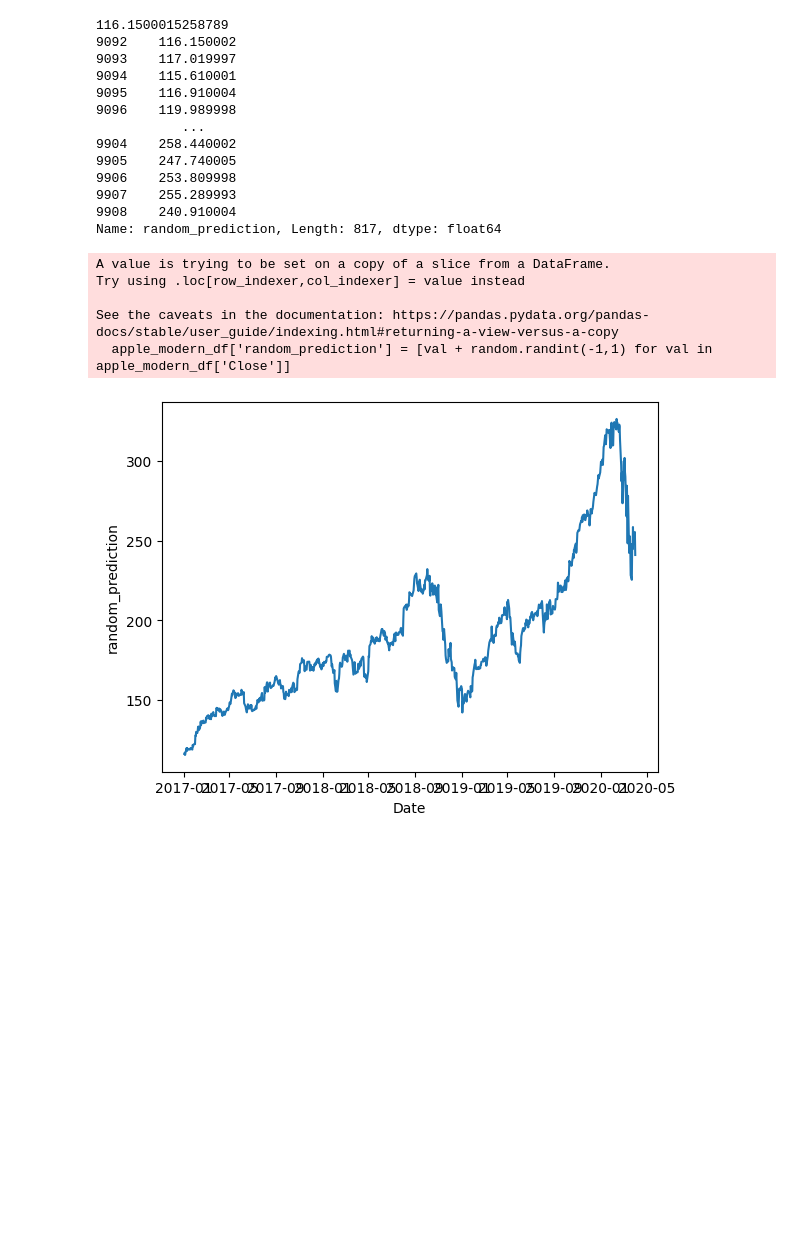
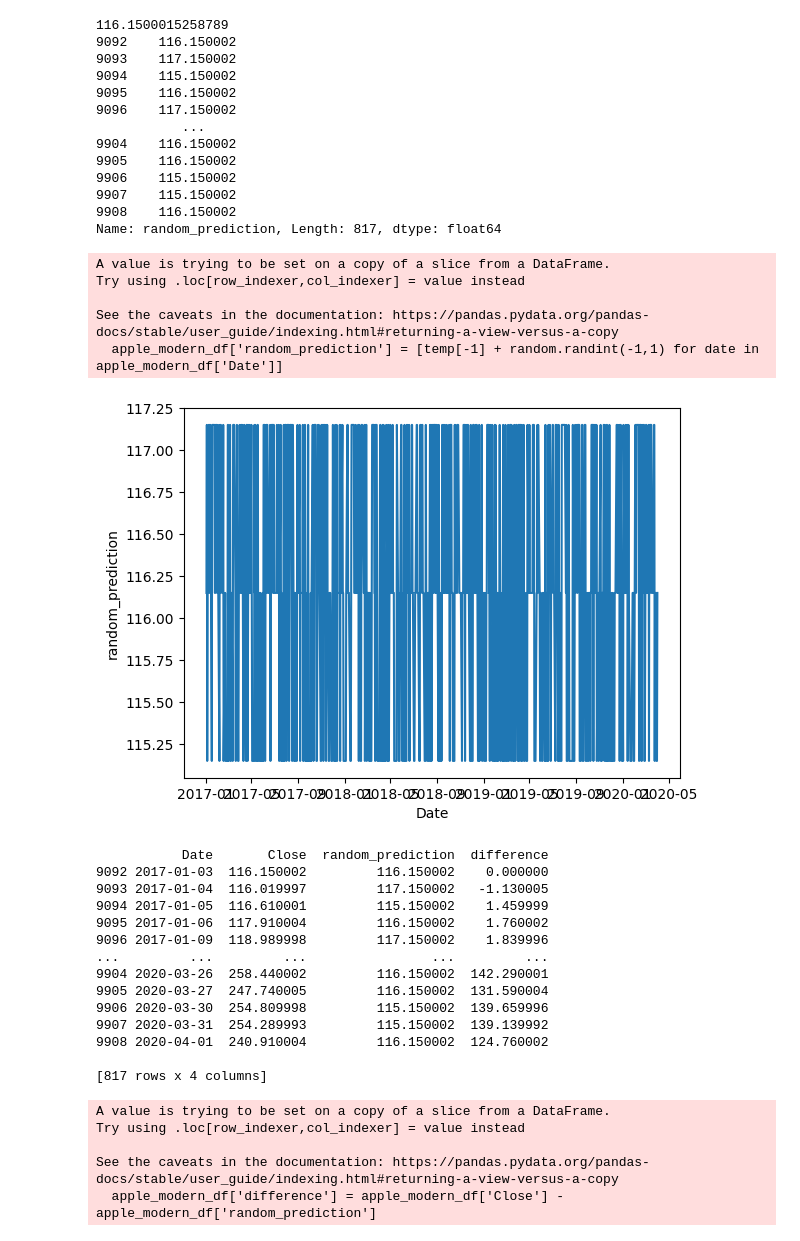
Before and after one commit to finnwethall/financial_data, a Jupyter notebook: stock_prices.ipynb, the cells around one changed output. Cells and saved outputs as stored; diff of their text form; code cells hidden in the pictures; blank space fills up the shorter version.

Commit message:
fixed added comparison column

```diff
--- a/stock_prices.ipynb
+++ b/stock_prices.ipynb
@@ -34,43 +34,67 @@ for i in range(1000):
 
     if up_or_down == 1:
         val = walk[-1] +1
         walk.append(val)
     else :
         val = walk[-1]-1
         walk.append(val)
 
 
 #print(walk)
 #plt.plot(range(len(walk)), walk)
 #plt.title('Walk')
 #plt.show()
 
-#val + random.randint(-1,1) for val in apple_modern_df['close']
-apple_modern_df['random_prediction'] = [val + random.randint(-1,1) for val in apple_modern_df['Close']]
+temp = [start]
+#temp[-1] + random.randint(-1,1) for date in apple_modern_df['Date']
+apple_modern_df['random_prediction'] = [temp[-1] + random.randint(-1,1) for date in apple_modern_df['Date']]
 
 print(apple_modern_df['random_prediction'])
 
 sns.lineplot(data=apple_modern_df, x='Date', y='random_prediction')
 plt.show()
+
+apple_modern_df['difference'] = apple_modern_df['Close'] - apple_modern_df['random_prediction']
+
+print(apple_modern_df[['Date', 'Close', 'random_prediction','difference']])
 # %% [output]
 /Users/finnwethall
 [figure]
 116.1500015258789
 9092    116.150002
-9093    117.019997
-9094    115.610001
-9095    116.910004
-9096    119.989998
+9093    117.150002
+9094    115.150002
+9095    116.150002
+9096    117.150002
            ...
-9904    258.440002
-9905    247.740005
-9906    253.809998
-9907    255.289993
-9908    240.910004
+9904    116.150002
+9905    116.150002
+9906    115.150002
+9907    115.150002
+9908    116.150002
 Name: random_prediction, Length: 817, dtype: float64
 A value is trying to be set on a copy of a slice from a DataFrame.
 Try using .loc[row_indexer,col_indexer] = value instead
 
 See the caveats in the documentation: https://pandas.pydata.org/pandas-docs/stable/user_guide/indexing.html#returning-a-view-versus-a-copy
-  apple_modern_df['random_prediction'] = [val + random.randint(-1,1) for val in apple_modern_df['Close']]
+  apple_modern_df['random_prediction'] = [temp[-1] + random.randint(-1,1) for date in apple_modern_df['Date']]
-[figure, old version]
+[figure, new version]
+           Date       Close  random_prediction  difference
+9092 2017-01-03  116.150002         116.150002    0.000000
+9093 2017-01-04  116.019997         117.150002   -1.130005
+9094 2017-01-05  116.610001         115.150002    1.459999
+9095 2017-01-06  117.910004         116.150002    1.760002
+9096 2017-01-09  118.989998         117.150002    1.839996
+...         ...         ...                ...         ...
+9904 2020-03-26  258.440002         116.150002  142.290001
+9905 2020-03-27  247.740005         116.150002  131.590004
+9906 2020-03-30  254.809998         115.150002  139.659996
+9907 2020-03-31  254.289993         115.150002  139.139992
+9908 2020-04-01  240.910004         116.150002  124.760002
+
+[817 rows x 4 columns]
+A value is trying to be set on a copy of a slice from a DataFrame.
+Try using .loc[row_indexer,col_indexer] = value instead
+
+See the caveats in the documentation: https://pandas.pydata.org/pandas-docs/stable/user_guide/indexing.html#returning-a-view-versus-a-copy
+  apple_modern_df['difference'] = apple_modern_df['Close'] - apple_modern_df['random_prediction']
```
